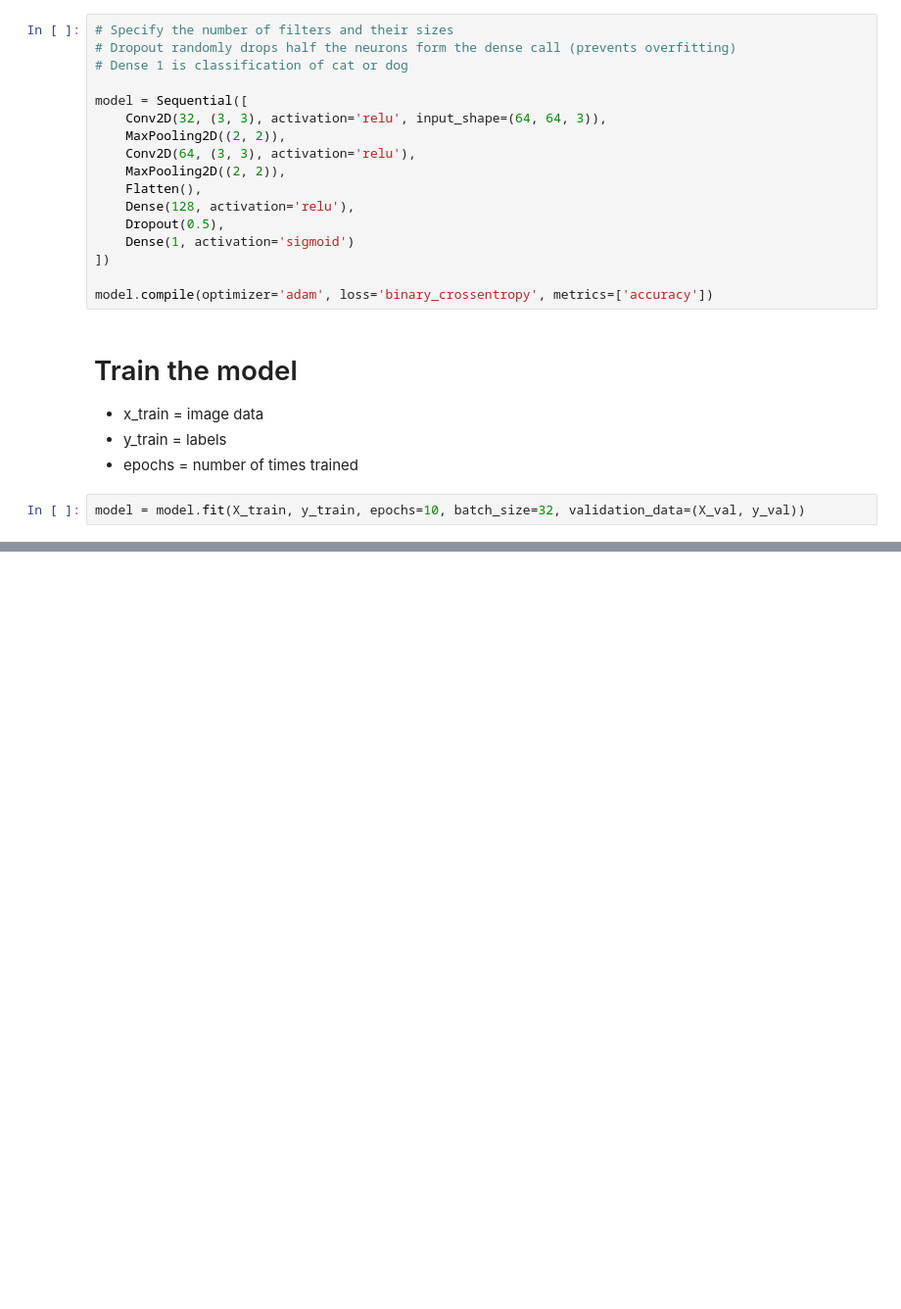
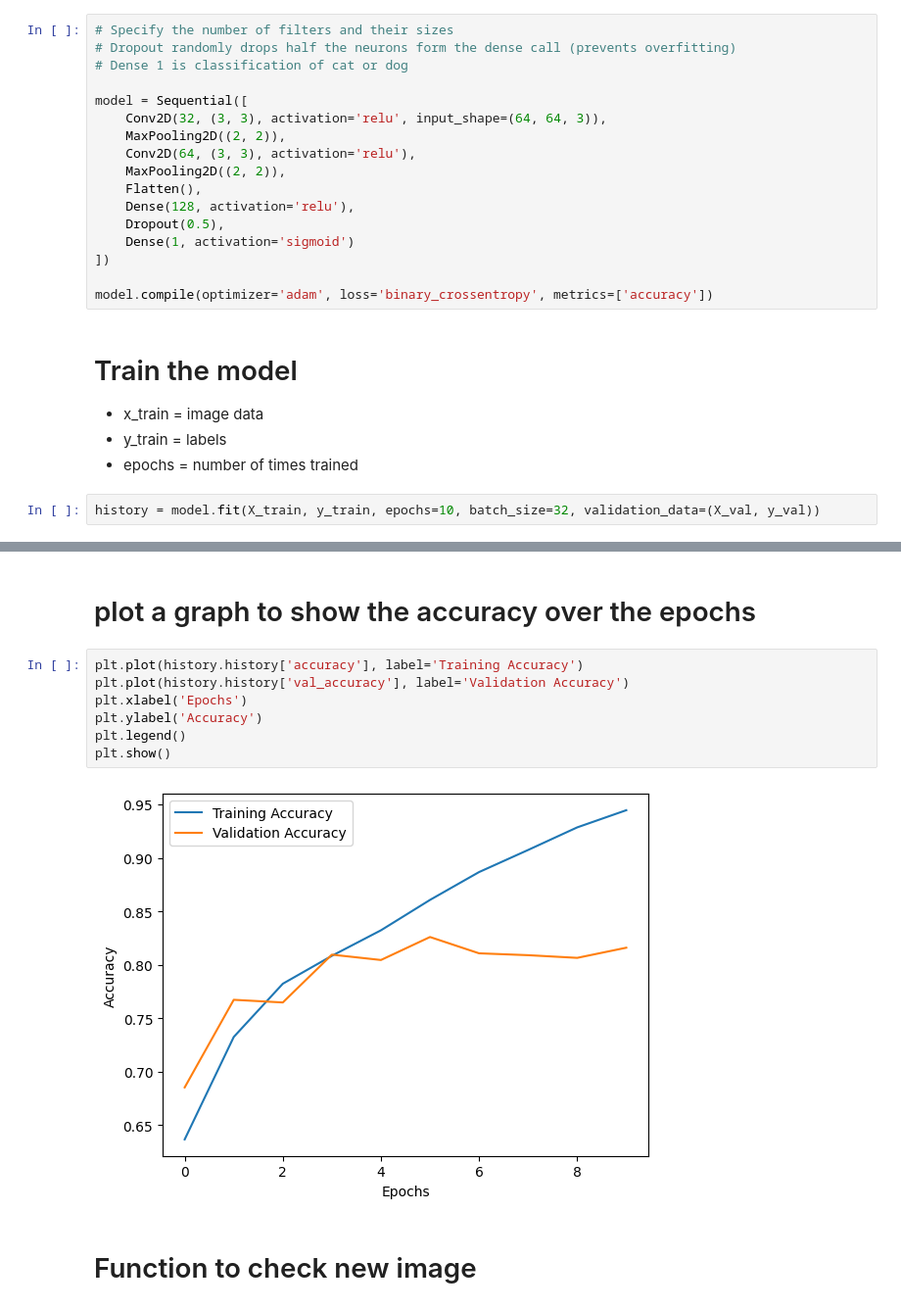
Before and after one commit to KelanMorgan0/Cat-Dog-Classification, a Jupyter notebook: Cat-Dog Classification.ipynb, the cells around one changed output, grey strips where cells are left out. Shown at 98% size. Drawn from its saved outputs; the diff is of its cells as text; blank space fills up the shorter version.

```diff
--- a/Cat-Dog Classification.ipynb
+++ b/Cat-Dog Classification.ipynb
@@ -85,6 +86,6 @@ model.compile(optimizer='adam', loss='binary_crossentropy', metrics=['accuracy']
 - y_train = labels
 - epochs = number of times trained
 # %%
-model = model.fit(X_train, y_train, epochs=10, batch_size=32, validation_data=(X_val, y_val))
+history = model.fit(X_train, y_train, epochs=10, batch_size=32, validation_data=(X_val, y_val))
 # %% [output]
 Epoch 1/10
@@ -109,0 +111,13 @@ Epoch 10/10
+# %% [markdown]
+# plot a graph to show the accuracy over the epochs
+# %%
+plt.plot(history.history['accuracy'], label='Training Accuracy')
+plt.plot(history.history['val_accuracy'], label='Validation Accuracy')
+plt.xlabel('Epochs')
+plt.ylabel('Accuracy')
+plt.legend()
+plt.show()
+# %% [output]
+[figure, added]
+# %% [markdown]
+# Function to check new image
```
Also changed, not shown: parts of 4 cells of this notebook, 4 other files.
